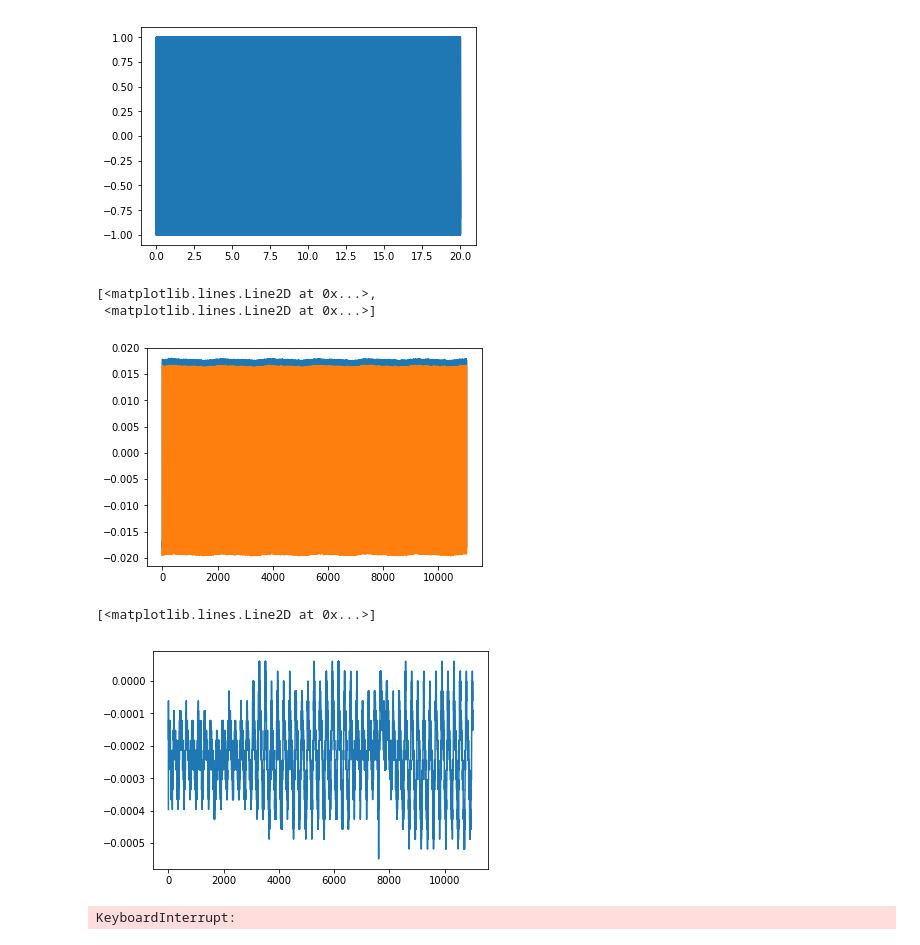
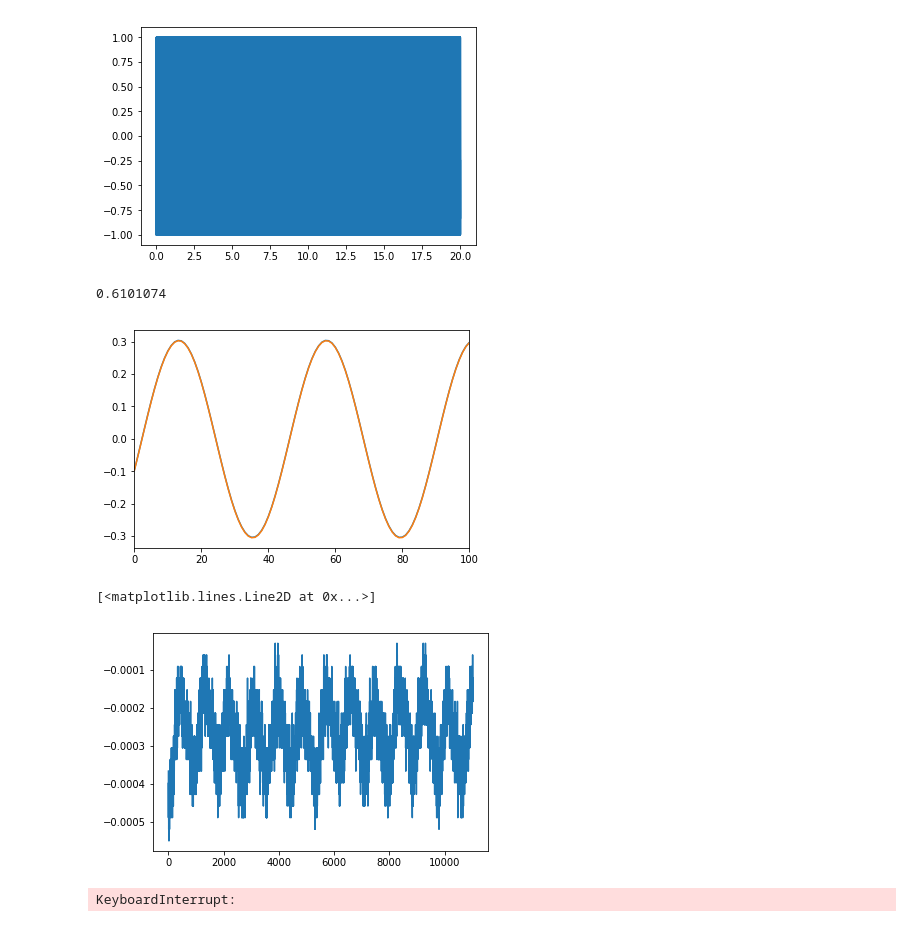
Before and after one commit to manuchironi/Instrumentacion_y_control, a Jupyter notebook: Clase 5 - Caracterizacion circuitos.ipynb, the cells around one changed output. Saved outputs shown, nothing was run; the diff lists cells and outputs as text; code cells hidden in the pictures.

```diff
--- a/Clase 5 - Caracterizacion circuitos.ipynb
+++ b/Clase 5 - Caracterizacion circuitos.ipynb
@@ -138,4 +166,4 @@ sd.query_devices()
 # %%
-sd.default.samplerate = 11025*8
+sd.default.samplerate = 11025*4
 print(sd.default.samplerate)
 # %% [output]
@@ -183,20 +211,21 @@ offset = np.divide(maximo + minimo,2)
 # %%
 #plt.plot(myrecording)
 myrecording = sd.rec(1*11025,channels=2,blocking=True)
 a =myrecording.shape
 mr1=myrecording.reshape((a[1],a[0]))
 #plt.plot(mr1[0])
 plt.plot(myrecording)
+plt.xlim(0,100)
+print(np.max(myrecording)-np.min(myrecording))
 # %% [output]
-[<matplotlib.lines.Line2D at 0x...>,
- <matplotlib.lines.Line2D at 0x...>]
+0.6101074
-[figure, old version]
+[figure, new version]
 # %%
 medicion=np.asarray([i[0] for i in myrecording])
 plt.plot(medicion)
 # %% [output]
 [<matplotlib.lines.Line2D at 0x...>]
-[figure, old version]
+[figure, new version]
 # %%
 sd.default.device[1]=3
 # %%
```
Also changed, not shown: parts of 10 cells of this notebook, 11 other files.
